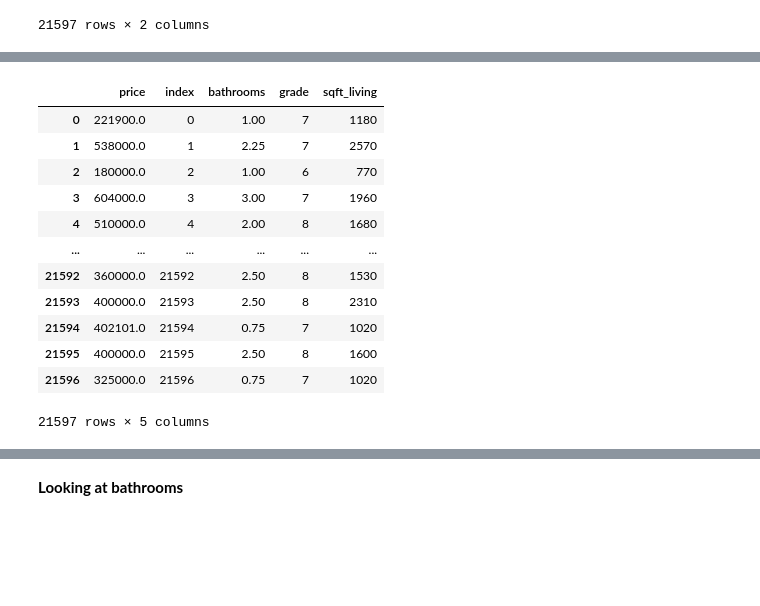
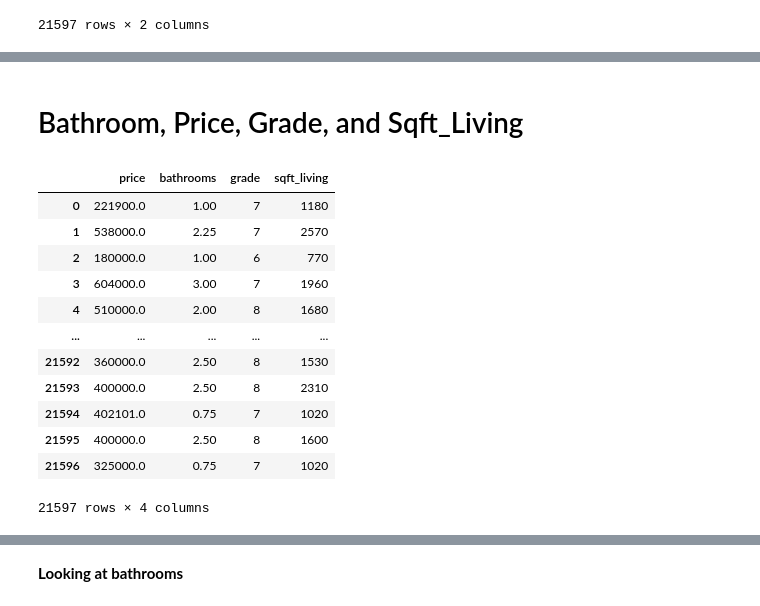
Before and after one commit to letruong711/Seattle-Area-Housing-Analysis, a Jupyter notebook: Starting Analysis.ipynb, the cells around one changed output, grey strips where cells are left out. Saved outputs shown, nothing was run; the diff lists cells and outputs as text; code cells hidden in the pictures; blank space fills up the shorter version.

```diff
--- a/Starting Analysis.ipynb
+++ b/Starting Analysis.ipynb
@@ -260,18 +276,20 @@ sns.histplot(data=df_mp, x="Month")
+# %% [markdown]
+# Bathroom, Price, Grade, and Sqft_Living
 # %%
-price = df[['bathrooms', 'price', 'grade', 'sqft_living']].reset_index()
+price = df[['bathrooms', 'price', 'grade', 'sqft_living']]
 price = price.set_index('price').reset_index()
 price
 # %% [output]
-|  | price | index | bathrooms | grade | sqft_living |
-| 0 | 221900.0 | 0 | 1.00 | 7 | 1180 |
-| 1 | 538000.0 | 1 | 2.25 | 7 | 2570 |
-| 2 | 180000.0 | 2 | 1.00 | 6 | 770 |
-| 3 | 604000.0 | 3 | 3.00 | 7 | 1960 |
-| 4 | 510000.0 | 4 | 2.00 | 8 | 1680 |
-| ... | ... | ... | ... | ... | ... |
-| 21592 | 360000.0 | 21592 | 2.50 | 8 | 1530 |
-| 21593 | 400000.0 | 21593 | 2.50 | 8 | 2310 |
-| 21594 | 402101.0 | 21594 | 0.75 | 7 | 1020 |
-| 21595 | 400000.0 | 21595 | 2.50 | 8 | 1600 |
-| 21596 | 325000.0 | 21596 | 0.75 | 7 | 1020 |
+|  | price | bathrooms | grade | sqft_living |
+| 0 | 221900.0 | 1.00 | 7 | 1180 |
+| 1 | 538000.0 | 2.25 | 7 | 2570 |
+| 2 | 180000.0 | 1.00 | 6 | 770 |
+| 3 | 604000.0 | 3.00 | 7 | 1960 |
+| 4 | 510000.0 | 2.00 | 8 | 1680 |
+| ... | ... | ... | ... | ... |
+| 21592 | 360000.0 | 2.50 | 8 | 1530 |
+| 21593 | 400000.0 | 2.50 | 8 | 2310 |
+| 21594 | 402101.0 | 0.75 | 7 | 1020 |
+| 21595 | 400000.0 | 2.50 | 8 | 1600 |
+| 21596 | 325000.0 | 0.75 | 7 | 1020 |
-21597 rows × 5 columns
+21597 rows × 4 columns
```
Also changed, not shown: parts of 52 cells of this notebook.
